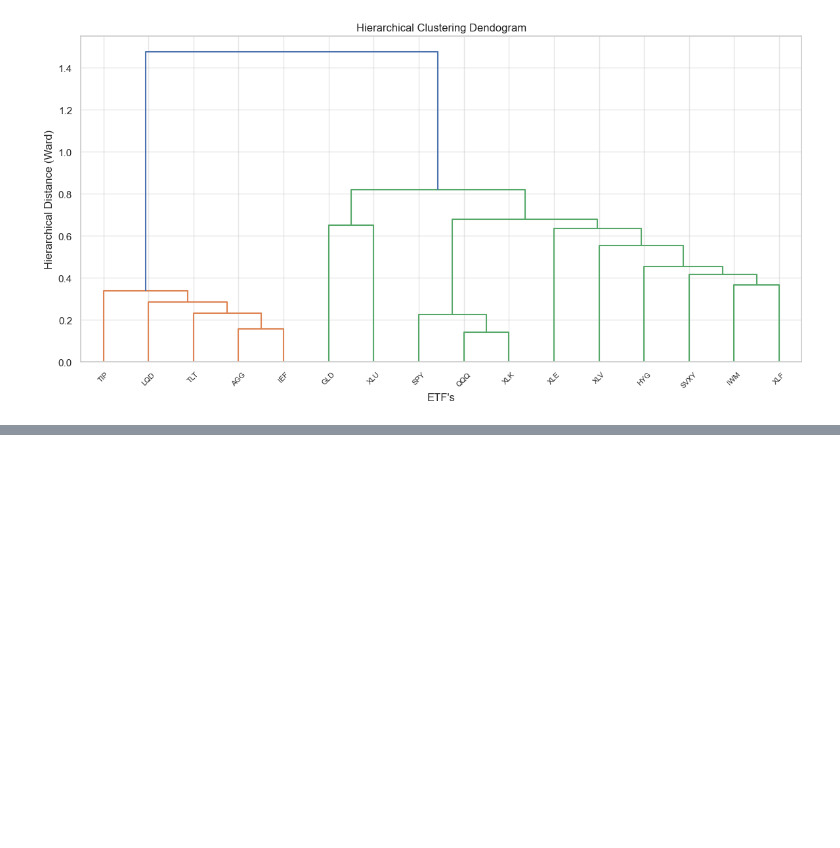
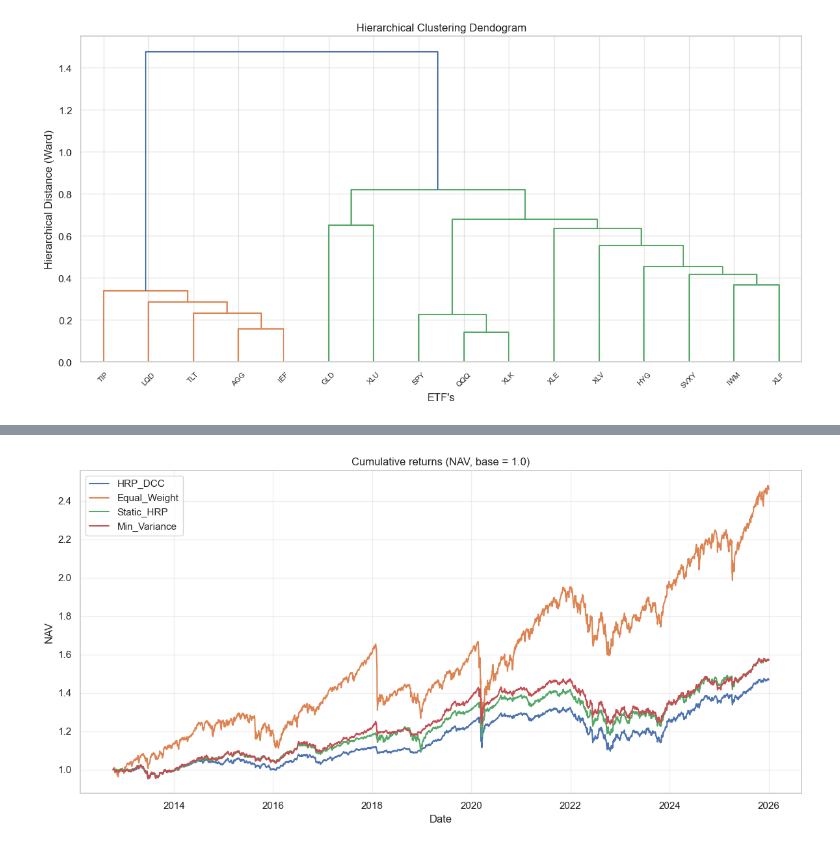
Before and after one commit to lukaszchazowiec/dynamic-covariance-hrp-optimizer, a Jupyter notebook: notebooks/analysis.ipynb, the cells around one changed output, grey strips where cells are left out. Saved outputs shown, nothing was run; the diff lists cells and outputs as text; code cells hidden in the pictures; blank space fills up the shorter version.

```diff
--- a/notebooks/analysis.ipynb
+++ b/notebooks/analysis.ipynb
@@ -434,0 +645,21 @@ print(comparison_df.sum().round(4))
+# %%
+from backtest import rolling_backtest
+
+hrp, ew, static, min_var, hrp_weights_hist = rolling_backtest()
+
+backtest_dates = returns.index[252:]
+asset_names = returns.columns
+
+results_df = pd.DataFrame({
+    'HRP_DCC': hrp,
+    'Equal_Weight': ew,
+    'Static_HRP': static,
+    'Min_Variance': min_var
+}, index=backtest_dates)
+
+weights_df = pd.DataFrame(hrp_weights_hist, index=backtest_dates, columns=asset_names)
+
+results_df.to_csv("../src/backtest_returns.csv")
+weights_df.to_csv("../src/hrp_weights_history.csv")
+
+print(f"\nBacktest complete: {results_df.shape}, {weights_df.shape}")
@@ -434,0 +718,14 @@ print(comparison_df.sum().round(4))
+# %%
+nav_df = (1.0 + results_df).cumprod()
+
+plt.figure(figsize=(12, 6))
+plt.plot(nav_df)
+plt.legend(nav_df.columns, loc="upper left")
+plt.title("Cumulative returns (NAV, base = 1.0)")
+plt.xlabel("Date")
+plt.ylabel("NAV")
+plt.grid(True, alpha=0.3)
+plt.tight_layout()
+plt.show()
+# %% [output]
+[figure, added]
```
Also changed, not shown: parts of 17 cells of this notebook, 5 other files.
